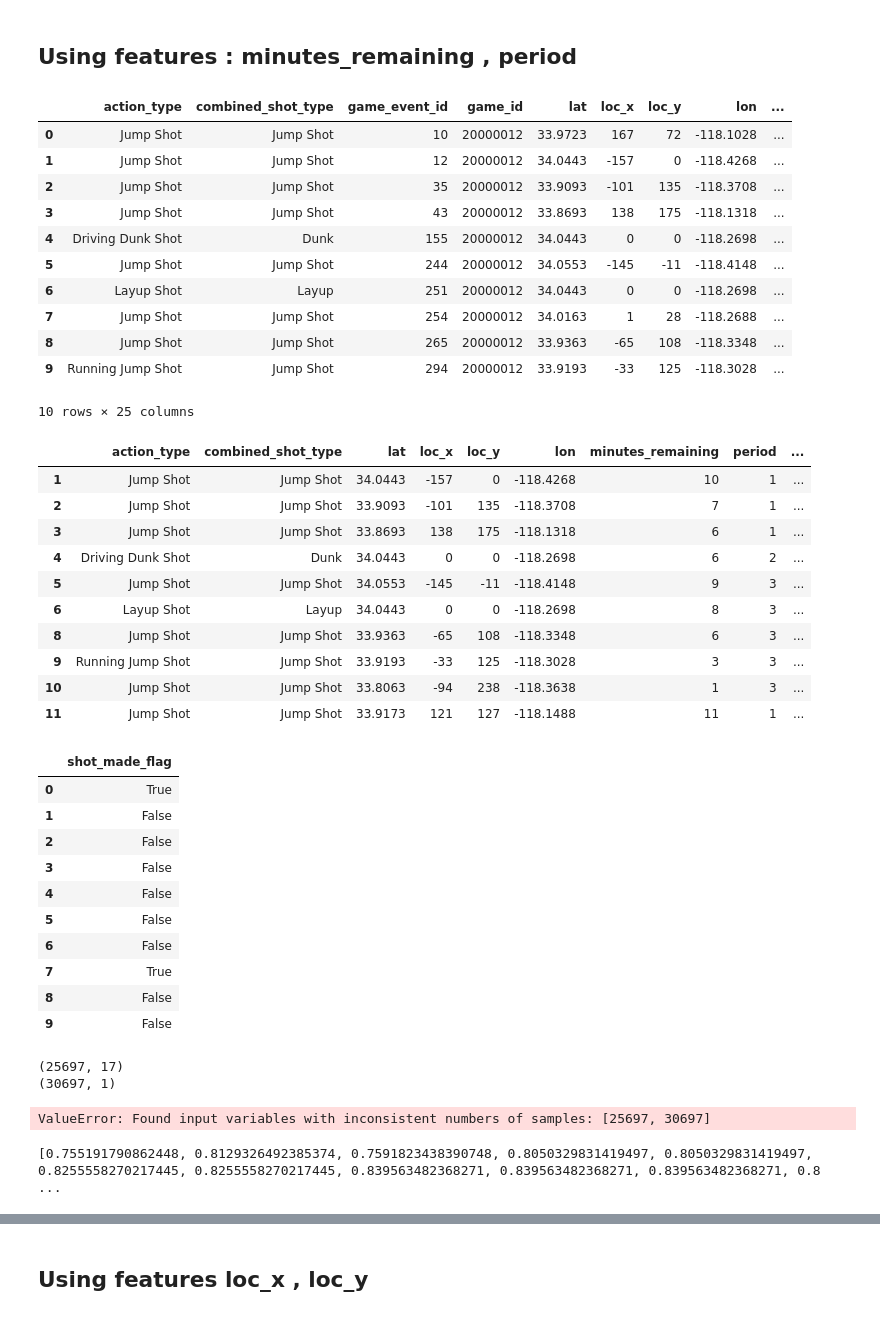
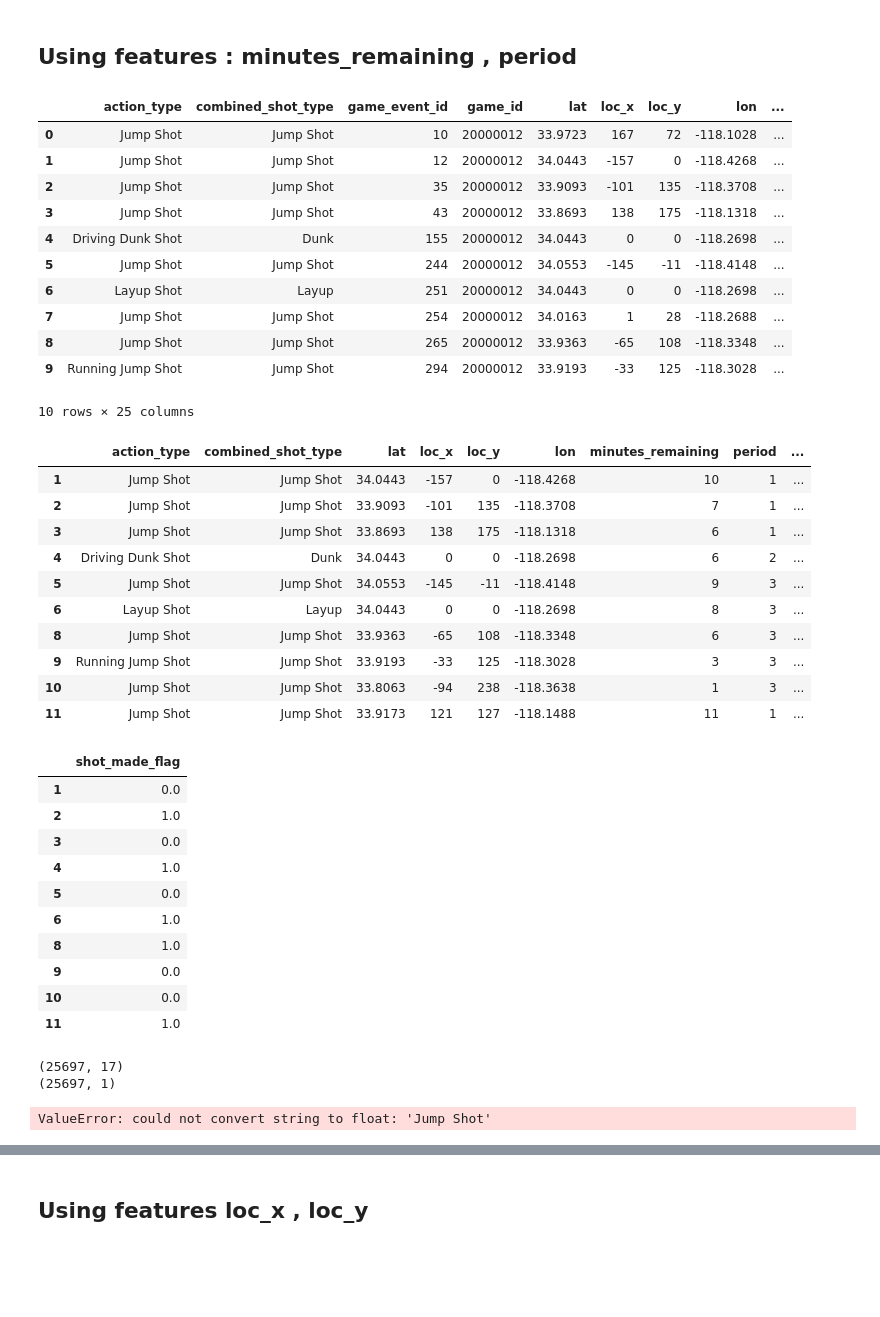
Before and after one commit to johntahod/KobeBryant_ShotSelection, a Jupyter notebook: KNN_Kobe/KobeKNN_Demo00.ipynb, the cells around one changed output, grey strips where cells are left out. Saved outputs shown, nothing was run; the diff lists cells and outputs as text; code cells hidden in the pictures; blank space fills up the shorter version.

```diff
--- a/KNN_Kobe/KobeKNN_Demo00.ipynb
+++ b/KNN_Kobe/KobeKNN_Demo00.ipynb
@@ -25,7 +25,7 @@ target = ['shot_made_flag']
 unused_features = ['team_name', 'team_id', 'matchup', 'game_event_id', 'game_id', 'shot_id', 'season', 'game_date']
 removed_features = unused_features
 
-# feature_cols = ['minutes_remaining','period']
+feature_cols = ['minutes_remaining','period']
 
 #removed_features = unused_features
 # print(removed_features)
@@ -34,7 +34,7 @@ feature_cols = [feature for feature in kobe_data.columns if feature not in remov
 # print(feature_cols)
 # Data frame but with the prediction rwos removed (rows with a Nan value in the target column)
 y = pd.DataFrame()
-y = kobe_data[target]
+y = kobe_data[target].dropna()
 # display(y.head(10))
 
 
@@ -48,7 +48,7 @@ display(X.head(10))
 
 # Data frame but with the prediction rwos removed (rows with a Nan value in the target column)
 y = pd.DataFrame()
-y = kobe_data[target].isnull()
+y = kobe_data[target].dropna()
 display(y.head(10))
 
 
@@ -67,46 +67,46 @@ knn.fit(X_train,y_train)
 y_predict = knn.predict(X_test)
 
 from sklearn.metrics import accuracy_score
 accuracy = accuracy_score(y_test, y_predict)
 print(accuracy)
 # %% [output]
 |  | action_type | combined_shot_type | game_event_id | game_id | lat | loc_x | loc_y | lon | ... |
 | 0 | Jump Shot | Jump Shot | 10 | 20000012 | 33.9723 | 167 | 72 | -118.1028 | ... |
 | 1 | Jump Shot | Jump Shot | 12 | 20000012 | 34.0443 | -157 | 0 | -118.4268 | ... |
 | 2 | Jump Shot | Jump Shot | 35 | 20000012 | 33.9093 | -101 | 135 | -118.3708 | ... |
 | 3 | Jump Shot | Jump Shot | 43 | 20000012 | 33.8693 | 138 | 175 | -118.1318 | ... |
 | 4 | Driving Dunk Shot | Dunk | 155 | 20000012 | 34.0443 | 0 | 0 | -118.2698 | ... |
 | 5 | Jump Shot | Jump Shot | 244 | 20000012 | 34.0553 | -145 | -11 | -118.4148 | ... |
 | 6 | Layup Shot | Layup | 251 | 20000012 | 34.0443 | 0 | 0 | -118.2698 | ... |
 | 7 | Jump Shot | Jump Shot | 254 | 20000012 | 34.0163 | 1 | 28 | -118.2688 | ... |
 | 8 | Jump Shot | Jump Shot | 265 | 20000012 | 33.9363 | -65 | 108 | -118.3348 | ... |
 | 9 | Running Jump Shot | Jump Shot | 294 | 20000012 | 33.9193 | -33 | 125 | -118.3028 | ... |
 10 rows × 25 columns
 |  | action_type | combined_shot_type | lat | loc_x | loc_y | lon | minutes_remaining | period | ... |
 | 1 | Jump Shot | Jump Shot | 34.0443 | -157 | 0 | -118.4268 | 10 | 1 | ... |
 | 2 | Jump Shot | Jump Shot | 33.9093 | -101 | 135 | -118.3708 | 7 | 1 | ... |
 | 3 | Jump Shot | Jump Shot | 33.8693 | 138 | 175 | -118.1318 | 6 | 1 | ... |
 | 4 | Driving Dunk Shot | Dunk | 34.0443 | 0 | 0 | -118.2698 | 6 | 2 | ... |
 | 5 | Jump Shot | Jump Shot | 34.0553 | -145 | -11 | -118.4148 | 9 | 3 | ... |
 | 6 | Layup Shot | Layup | 34.0443 | 0 | 0 | -118.2698 | 8 | 3 | ... |
 | 8 | Jump Shot | Jump Shot | 33.9363 | -65 | 108 | -118.3348 | 6 | 3 | ... |
 | 9 | Running Jump Shot | Jump Shot | 33.9193 | -33 | 125 | -118.3028 | 3 | 3 | ... |
 | 10 | Jump Shot | Jump Shot | 33.8063 | -94 | 238 | -118.3638 | 1 | 3 | ... |
 | 11 | Jump Shot | Jump Shot | 33.9173 | 121 | 127 | -118.1488 | 11 | 1 | ... |
 |  | shot_made_flag |
-| 0 | True |
-| 1 | False |
-| 2 | False |
-| 3 | False |
-| 4 | False |
-| 5 | False |
-| 6 | False |
-| 7 | True |
-| 8 | False |
-| 9 | False |
+| 1 | 0.0 |
+| 2 | 1.0 |
+| 3 | 0.0 |
+| 4 | 1.0 |
+| 5 | 0.0 |
+| 6 | 1.0 |
+| 8 | 1.0 |
+| 9 | 0.0 |
+| 10 | 0.0 |
+| 11 | 1.0 |
 (25697, 17)
-(30697, 1)
+(25697, 1)
-ValueError: Found input variables with inconsistent numbers of samples: [25697, 30697]
+ValueError: could not convert string to float: 'Jump Shot'
 # %%
 scores = []
 k_list = [i for i in range(1,20)]
@@ -119,8 +119,6 @@ for k in k_list:
     scores.append(metrics.accuracy_score(y_test,y_pred))
 
 print(scores)
-# %% [output]
-[0.755191790862448, 0.8129326492385374, 0.7591823438390748, 0.8050329831419497, 0.8050329831419497, 0.8255558270217445, 0.8255558270217445, 0.839563482368271, 0.839563482368271, 0.839563482368271, 0.8 ...
 # %%
 # import Matplotlib (scientific plotting library)
 import matplotlib.pyplot as plt
```
Also changed, not shown: parts of 8 cells of this notebook.
